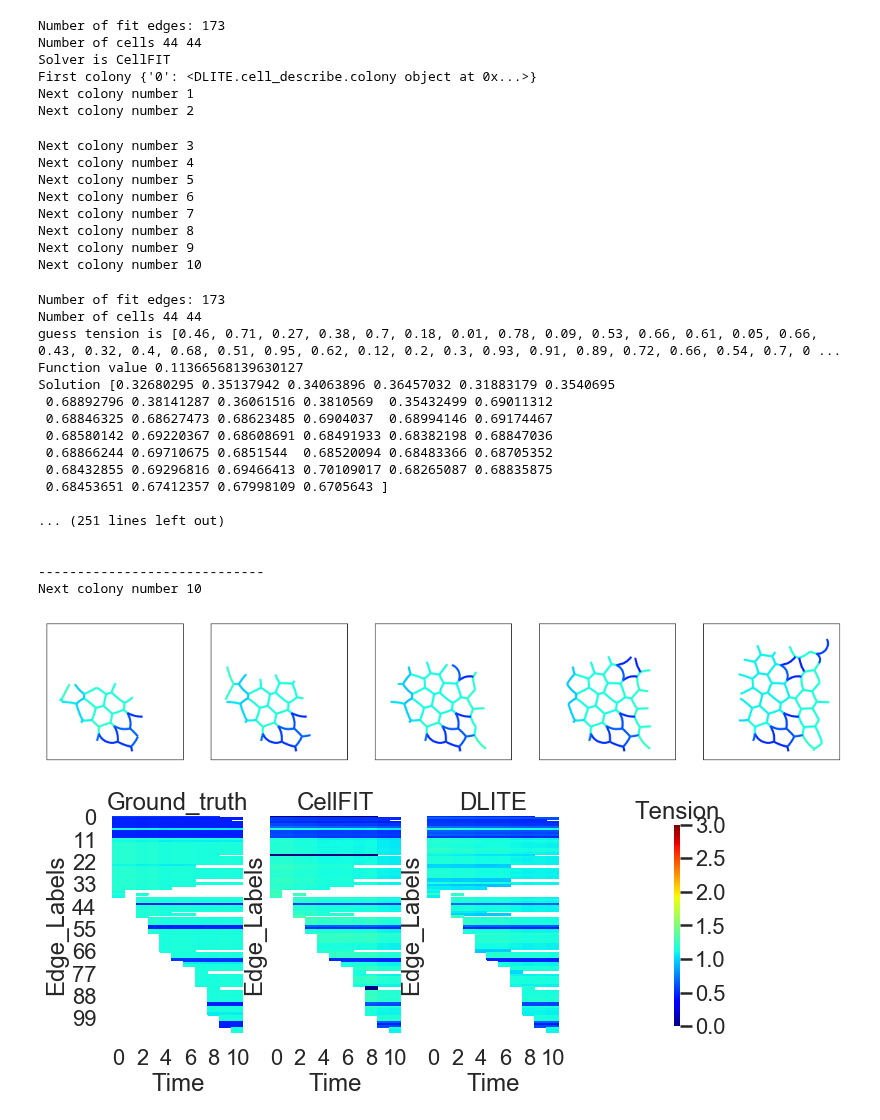
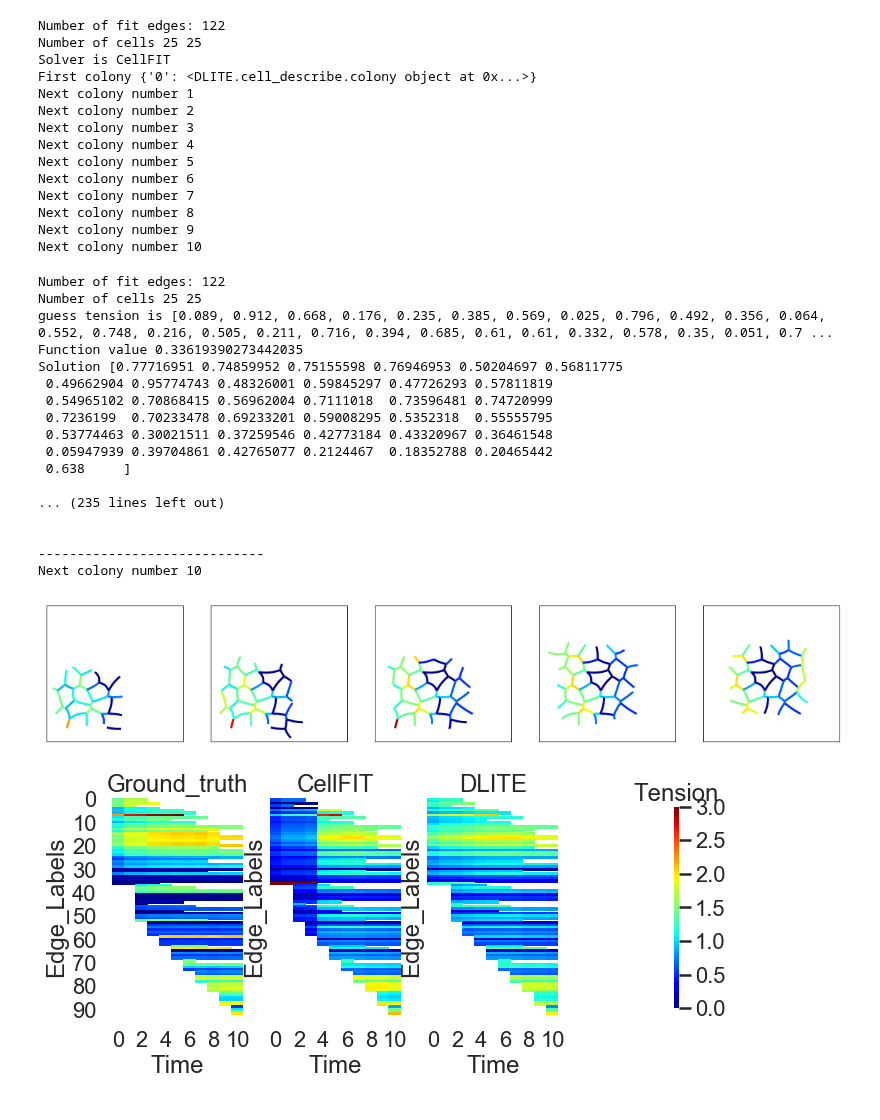
Before and after one commit to AllenCellModeling/DLITE, a Jupyter notebook: Notebooks/FOV_drift.ipynb, the cells around one changed output. Drawn from its saved outputs; the diff is of its cells as text; code cells hidden in the pictures.

Commit message:
FOV drift + minor readme edit
Use fig 2 data to measure FOV drift

```diff
--- a/Notebooks/FOV_drift.ipynb
+++ b/Notebooks/FOV_drift.ipynb
@@ -6,45 +6,45 @@ import seaborn as sns
 import numpy as np
 from DLITE.SurfaceEvolver import SurfaceEvolver
 # %%
-os.chdir(r'../Notebooks/data/Synthetic_data/FOV_drift')
-name_first = 'class_test_5_'
+os.chdir(r'../Notebooks/data/Synthetic_data/Fig_2')
+number = 5
+name_first = 'surface_dec_edge_groups_80_150_numbers_'
 name_end = '.fe.txt'
-number = 0.4
 # %%
 SurfaceEvolverInstance = SurfaceEvolver(name_first, name_end)
 # %%
 colonies = SurfaceEvolverInstance.FOV_Drift(number, solver = 'CellFIT')
 # %% [output]
-Number of fit edges: 173
-Number of cells 44 44
+Number of fit edges: 122
+Number of cells 25 25
 Solver is CellFIT
 First colony {'0': <DLITE.cell_describe.colony object at 0x...>}
 Next colony number 1
 Next colony number 2
+Next colony number 3
+Next colony number 4
+Next colony number 5
+Next colony number 6
+Next colony number 7
+Next colony number 8
+Next colony number 9
+Next colony number 10
-Next colony number 3
-Next colony number 4
-Next colony number 5
-Next colony number 6
-Next colony number 7
-Next colony number 8
-Next colony number 9
-Next colony number 10
 # %%
 colonies2 = SurfaceEvolverInstance.FOV_Drift(number, solver = 'DLITE')
 # %% [output]
-Number of fit edges: 173
-Number of cells 44 44
-guess tension is [0.46, 0.71, 0.27, 0.38, 0.7, 0.18, 0.01, 0.78, 0.09, 0.53, 0.66, 0.61, 0.05, 0.66, 0.43, 0.32, 0.4, 0.68, 0.51, 0.95, 0.62, 0.12, 0.2, 0.3, 0.93, 0.91, 0.89, 0.72, 0.66, 0.54, 0.7, 0 ...
-Function value 0.11366568139630127
-Solution [0.32680295 0.35137942 0.34063896 0.36457032 0.31883179 0.3540695
- 0.68892796 0.38141287 0.36061516 0.3810569  0.35432499 0.69011312
- 0.68846325 0.68627473 0.68623485 0.6904037  0.68994146 0.69174467
- 0.68580142 0.69220367 0.68608691 0.68491933 0.68382198 0.68847036
- 0.68866244 0.69710675 0.6851544  0.68520094 0.68483366 0.68705352
- 0.68432855 0.69296816 0.69466413 0.70109017 0.68265087 0.68835875
- 0.68453651 0.67412357 0.67998109 0.6705643 ]
+Number of fit edges: 122
+Number of cells 25 25
+guess tension is [0.089, 0.912, 0.668, 0.176, 0.235, 0.385, 0.569, 0.025, 0.796, 0.492, 0.356, 0.064, 0.552, 0.748, 0.216, 0.505, 0.211, 0.716, 0.394, 0.685, 0.61, 0.61, 0.332, 0.578, 0.35, 0.051, 0.7 ...
+Function value 0.33619390273442035
+Solution [0.77716951 0.74859952 0.75155598 0.76946953 0.50204697 0.56811775
+ 0.49662904 0.95774743 0.48326001 0.59845297 0.47726293 0.57811819
+ 0.54965102 0.70868415 0.56962004 0.7111018  0.73596481 0.74720999
+ 0.7236199  0.70233478 0.69233201 0.59008295 0.5352318  0.55555795
+ 0.53774463 0.30021511 0.37259546 0.42773184 0.43320967 0.36461548
+ 0.05947939 0.39704861 0.42765077 0.2124467  0.18352788 0.20465442
+ 0.638     ]
 
-... (251 lines left out)
+... (235 lines left out)
 
 
 -----------------------------
@@ -52,25 +52,26 @@ Next colony number 10
 # %%
 %matplotlib inline
 sns.set(style="white")
 sns.set_context("paper", font_scale = 2.5)
 
 total = 5
 fig, axn = plt.subplots(1, total, figsize = (20,20),sharey=True)
 nums= [0,2, 4,6, 8]
 
 for i, ax in enumerate(axn.flat):
-    col = colonies2[str(nums[i])]
-    tensions = [e.tension for e in col.tot_edges]
+    col = colonies[str(nums[i])]
+    tensions = [e.ground_truth for e in col.tot_edges]
     mean_ten = np.mean(tensions)
     tensions = [e/mean_ten for e in tensions]
 
     col.plot_tensions(ax, fig, tensions, min_x=450, max_x=550, min_y=430, max_y=550,
                       min_ten = 0, max_ten = 3, specify_color = 'jet',cbar = 'no', lw = 3)
     plt.setp(ax.get_yticklabels(), visible=False)
     plt.setp(ax.get_xticklabels(), visible=False)
-    ax.set(xlim = [400,580], ylim = [400,580], aspect = 1)
+#     ax.set(xlim = [400,580], ylim = [400,580], aspect = 1)
+    ax.set(xlim = [200,800], ylim = [200,800], aspect = 1)
 # %% [output]
-[figure, old version]
+[figure, new version]
 # %%
 from DLITE.PlottingFunctions import PlottingFunctions
 PlottingFunctionsInstance = PlottingFunctions()
@@ -110,7 +111,7 @@ tension_table2 = edges_dataframe2.pivot_table(
         columns='Time')
 # %%
 import seaborn as sns
-import pylab
+
 sns.set_context('poster')
 fig, axn = plt.subplots(1, 3, figsize = (8,4),sharey=True)
 cbar_ax = fig.add_axes([1.1, .15, .01, .7], title = 'Tension')
@@ -129,8 +130,5 @@ for i, ax in enumerate(axn.flat):
     sns.heatmap(df, ax=ax,
                 cbar=i == 0, vmin=0, vmax=3, cmap = 'jet',
                 cbar_ax=None if i else cbar_ax)
-
-
-# pylab.savefig('heatmap.pdf')
 # %% [output]
-[figure, old version]
+[figure, new version]
```
Also changed, not shown: 5 other files.
